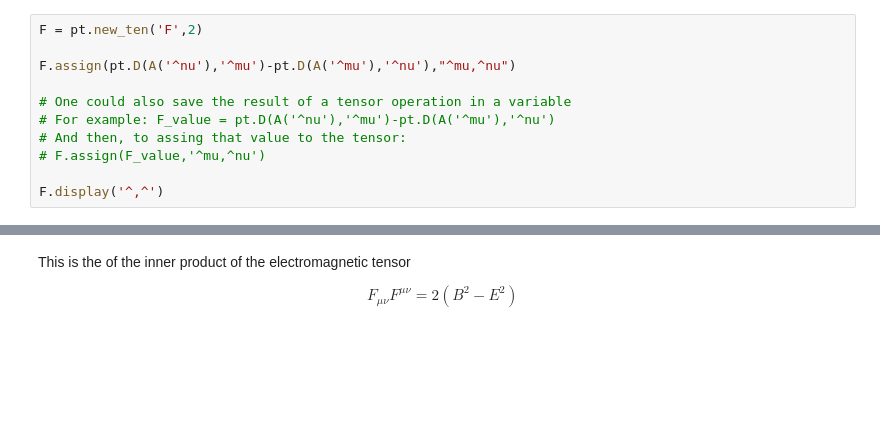
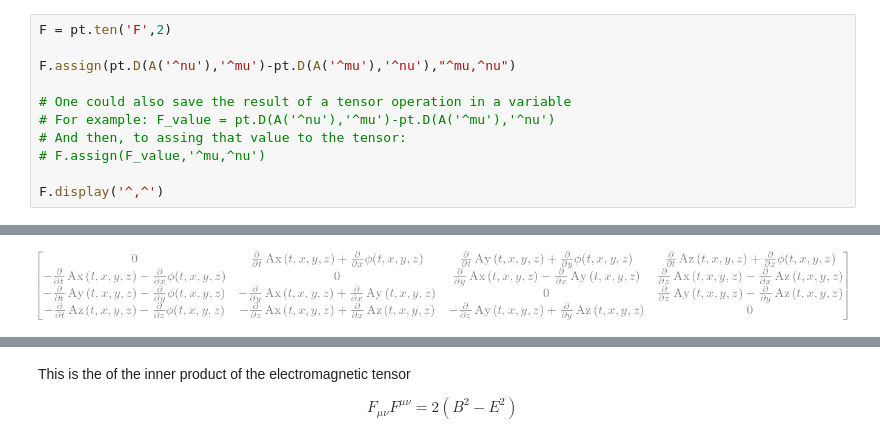
Before and after one commit to pytearcat/pytearcat, a Jupyter notebook: Electromagnetic Tensor.ipynb, the cells around one changed output, grey strips where cells are left out. Drawn from its saved outputs; the diff is of its cells as text; blank space fills up the shorter version.

```diff
--- a/Electromagnetic Tensor.ipynb
+++ b/Electromagnetic Tensor.ipynb
@@ -29,5 +27,5 @@ $
 # %%
-F = pt.new_ten('F',2)
+F = pt.ten('F',2)
 
 F.assign(pt.D(A('^nu'),'^mu')-pt.D(A('^mu'),'^nu'),"^mu,^nu")
 
@@ -43,3 +39,4 @@ $
+[figure, added]
 # %%
 F.indexcomb('^,^')
 
```
Also changed, not shown: parts of 23 cells of this notebook.
